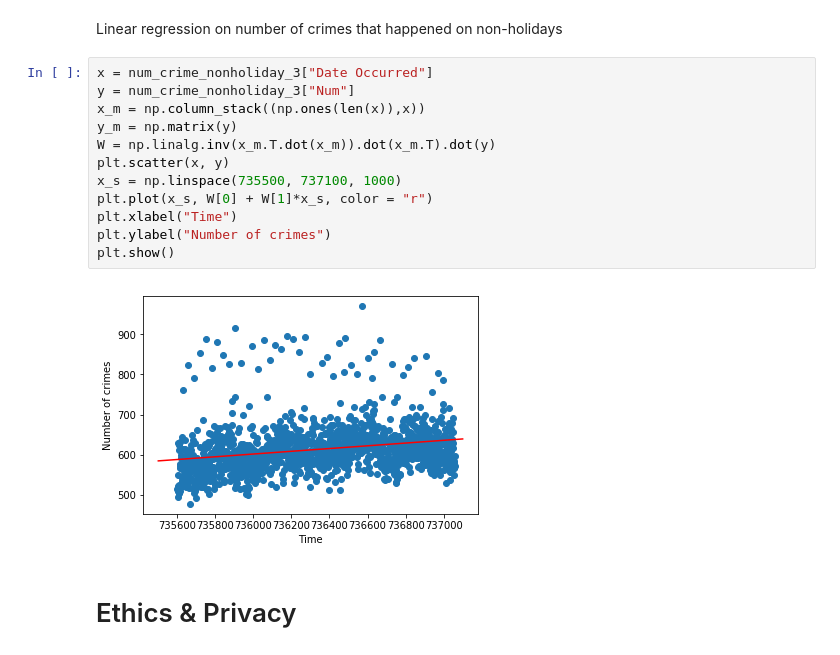
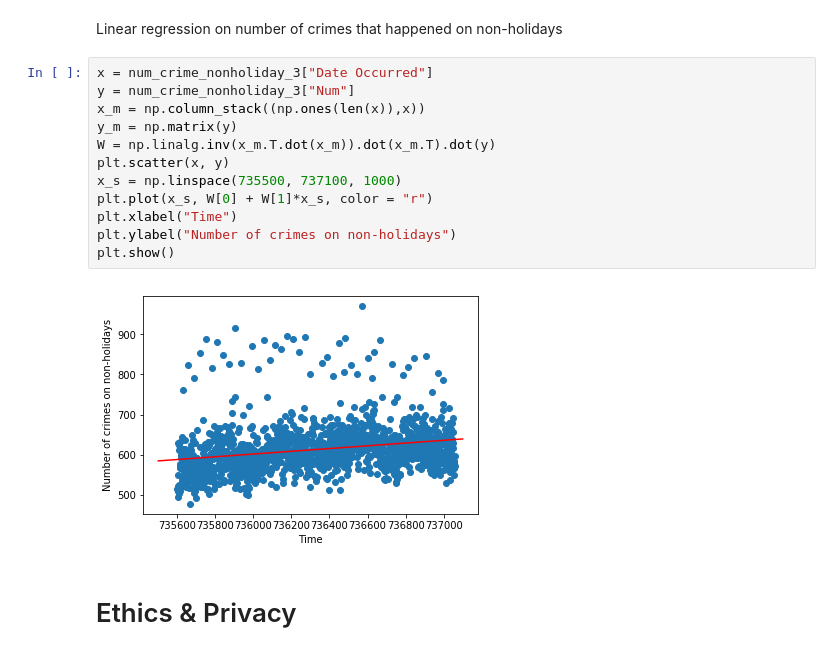
Before and after one commit to r3qin/COGS108FinalProject, a Jupyter notebook: FinalProject.ipynb, the cells around one changed output. Saved outputs shown, nothing was run; the diff lists cells and outputs as text.

```diff
--- a/FinalProject.ipynb
+++ b/FinalProject.ipynb
@@ -265,17 +267,17 @@ Linear regression on number of crimes that happened on non-holidays
 # %%
 x = num_crime_nonholiday_3["Date Occurred"]
 y = num_crime_nonholiday_3["Num"]
 x_m = np.column_stack((np.ones(len(x)),x))
 y_m = np.matrix(y)
 W = np.linalg.inv(x_m.T.dot(x_m)).dot(x_m.T).dot(y)
 plt.scatter(x, y)
 x_s = np.linspace(735500, 737100, 1000)
 plt.plot(x_s, W[0] + W[1]*x_s, color = "r")
 plt.xlabel("Time")
-plt.ylabel("Number of crimes")
+plt.ylabel("Number of crimes on non-holidays")
 plt.show()
 # %% [output]
-[figure, old version]
+[figure, new version]
 # %% [markdown]
 # Ethics & Privacy
 # %% [markdown]
```
Also changed, not shown: parts of 3 cells of this notebook.
